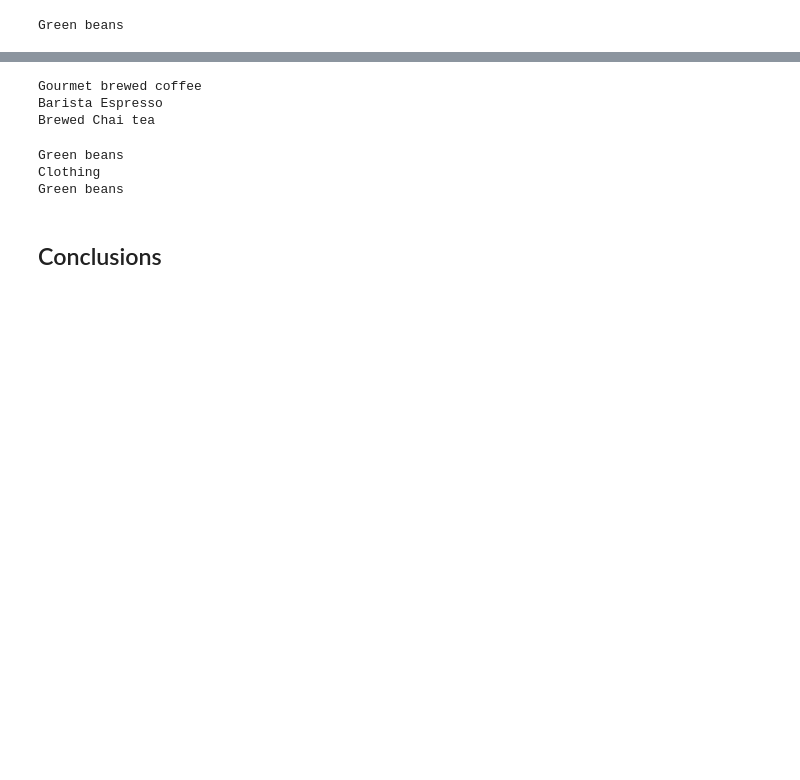
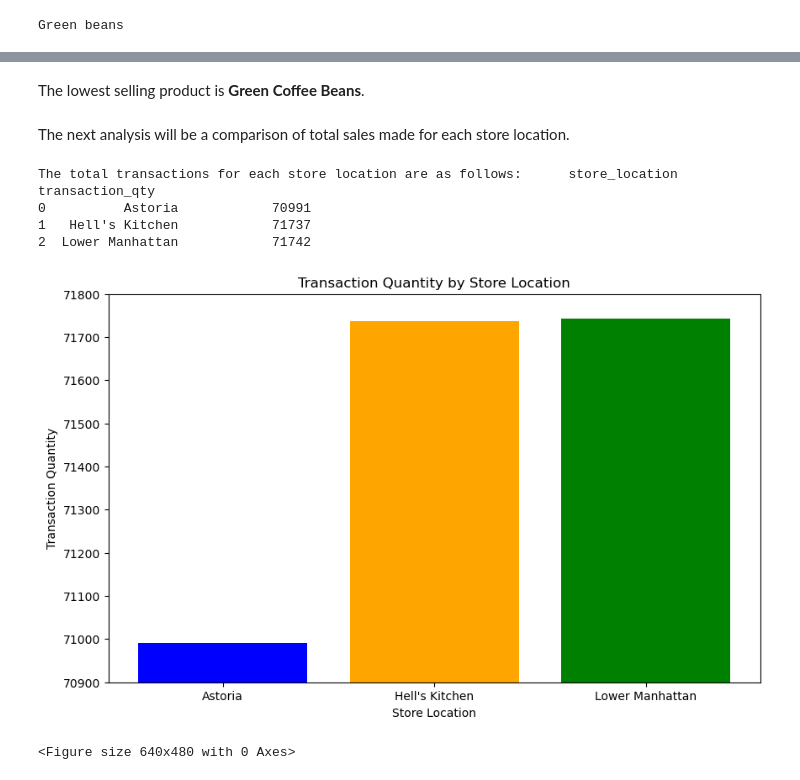
Before and after one commit to mj-brown/coffee_shop_analysis, a Jupyter notebook: coffee_shop_sales.ipynb, the cells around one changed output, grey strips where cells are left out. Cells and saved outputs as stored; diff of their text form; code cells hidden in the pictures; blank space fills up the shorter version.

Commit message:
completed analysis

```diff
--- a/coffee_shop_sales.ipynb
+++ b/coffee_shop_sales.ipynb
@@ -184,26 +165,27 @@ highest and lowest for each location
-# %%
-# highest selling product type for each location
-highest_selling_product_lower_manhattan = df_lower_manhattan.groupby('product_type')['transaction_qty'].sum().idxmax()
-print(highest_selling_product_lower_manhattan)
-highest_selling_product_hells_kitchen = df_hells_kitchen.groupby('product_type')['transaction_qty'].sum().idxmax()
-print(highest_selling_product_hells_kitchen)
-highest_selling_product_astoria = df_astoria.groupby('product_type')['transaction_qty'].sum().idxmax()
-print(highest_selling_product_astoria)
-# %% [output]
-Gourmet brewed coffee
-Barista Espresso
-Brewed Chai tea
-# %%
-# lowest selling product type for each location
-lowest_selling_product_lower_manhattan = df_lower_manhattan.groupby('product_type')['transaction_qty'].sum().idxmin()
-print(lowest_selling_product_lower_manhattan)
-lowest_selling_product_hells_kitchen = df_hells_kitchen.groupby('product_type')['transaction_qty'].sum().idxmin()
-print(lowest_selling_product_hells_kitchen)
-lowest_selling_product_astoria = df_astoria.groupby('product_type')['transaction_qty'].sum().idxmin()
-print(lowest_selling_product_astoria)
-# %% [output]
-Green beans
-Clothing
-Green beans
-# %% [markdown]
-## Conclusions
+# %% [markdown]
+The lowest selling product is **Green Coffee Beans**.
+# %% [markdown]
+The next analysis will be a comparison of total sales made for each store location.
+# %%
+# group by store location and the sum of the transaction qty
+grouped_data = df.groupby('store_location')['transaction_qty'].sum().reset_index()
+
+#print the grouped data
+print('The total transactions for each store location are as follows: ', grouped_data)
+
+# plot the data in a bar chart
+plt.figure(figsize = (10, 6))
+plt.bar(grouped_data['store_location'], grouped_data['transaction_qty'], color = ['blue', 'orange', 'green'])
+plt.ylim(70900, 71800)
+plt.xlabel('Store Location')
+plt.ylabel('Transaction Quantity')
+plt.title('Transaction Quantity by Store Location')
+plt.show()
+plt.clf()
+# %% [output]
+The total transactions for each store location are as follows:      store_location  transaction_qty
+0          Astoria            70991
+1   Hell's Kitchen            71737
+2  Lower Manhattan            71742
+[figure, added]
+<Figure size 640x480 with 0 Axes>
```
Also changed, not shown: parts of 27 cells of this notebook.
